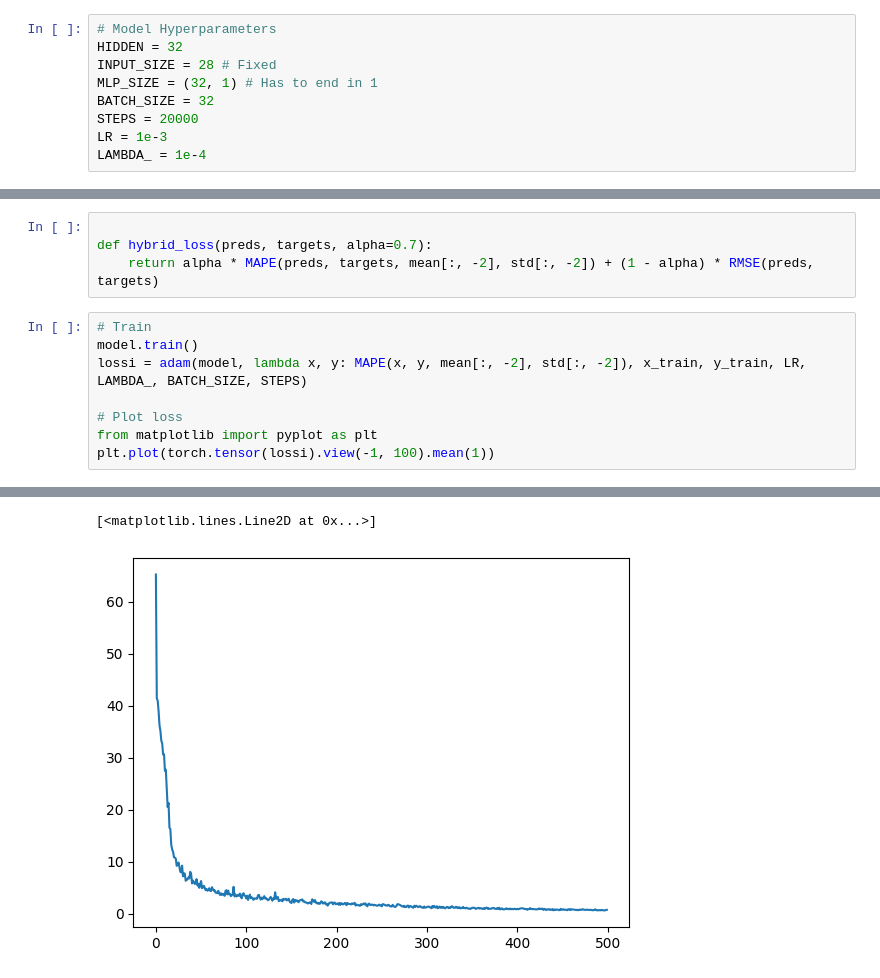
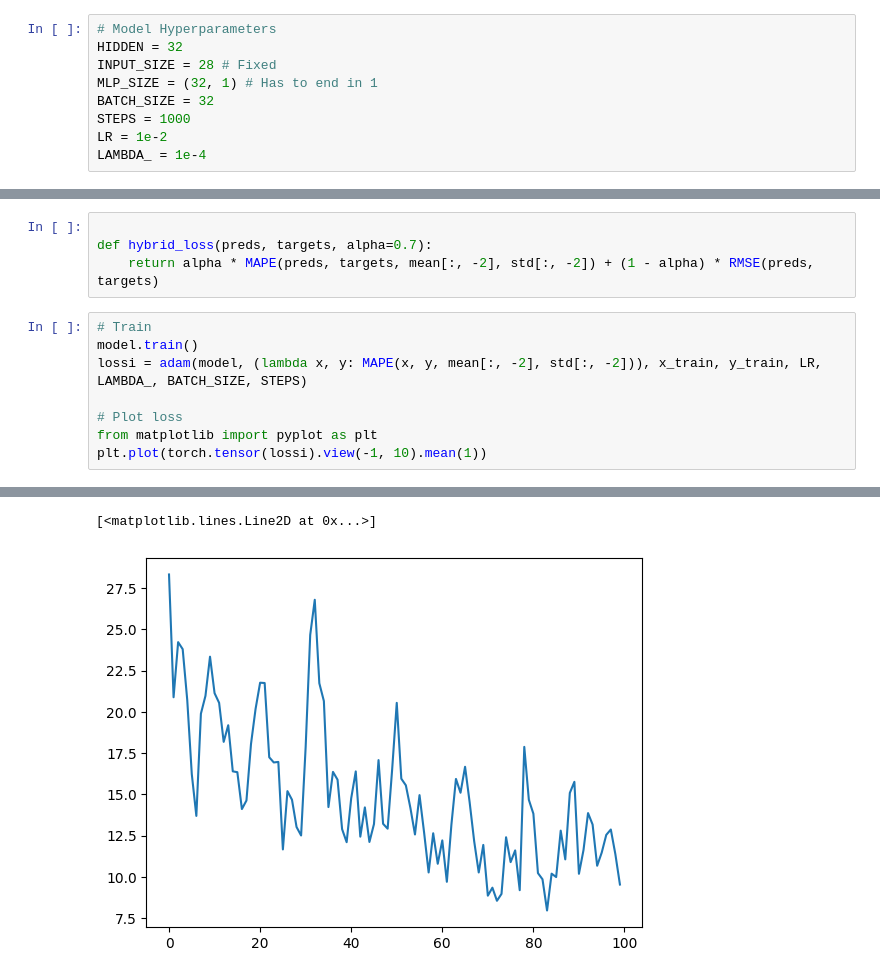
Before and after one commit to aaron-avram/VFNN, a Jupyter notebook: notebooks/LSTM.ipynb, the cells around one changed output, grey strips where cells are left out. Saved outputs shown, nothing was run; the diff lists cells and outputs as text.

```diff
--- a/notebooks/LSTM.ipynb
+++ b/notebooks/LSTM.ipynb
@@ -17,8 +17,8 @@ HIDDEN = 32
 INPUT_SIZE = 28 # Fixed
 MLP_SIZE = (32, 1) # Has to end in 1
 BATCH_SIZE = 32
-STEPS = 20000
-LR = 1e-3
+STEPS = 1000
+LR = 1e-2
 LAMBDA_ = 1e-4
 # %%
 # Initialize
@@ -30,9 +30,9 @@ def hybrid_loss(preds, targets, alpha=0.7):
 # %%
 # Train
 model.train()
-lossi = adam(model, lambda x, y: MAPE(x, y, mean[:, -2], std[:, -2]), x_train, y_train, LR, LAMBDA_, BATCH_SIZE, STEPS)
+lossi = adam(model, (lambda x, y: MAPE(x, y, mean[:, -2], std[:, -2])), x_train, y_train, LR, LAMBDA_, BATCH_SIZE, STEPS)
 
 # Plot loss
 from matplotlib import pyplot as plt
-plt.plot(torch.tensor(lossi).view(-1, 100).mean(1))
+plt.plot(torch.tensor(lossi).view(-1, 10).mean(1))
 # %% [output]
@@ -56,2 +49,2 @@ Loss: 0.287673681974411 on step: 49901
 [<matplotlib.lines.Line2D at 0x...>]
-[figure, old version]
+[figure, new version]
```
Also changed, not shown: parts of 10 cells of this notebook, 4 other files.
